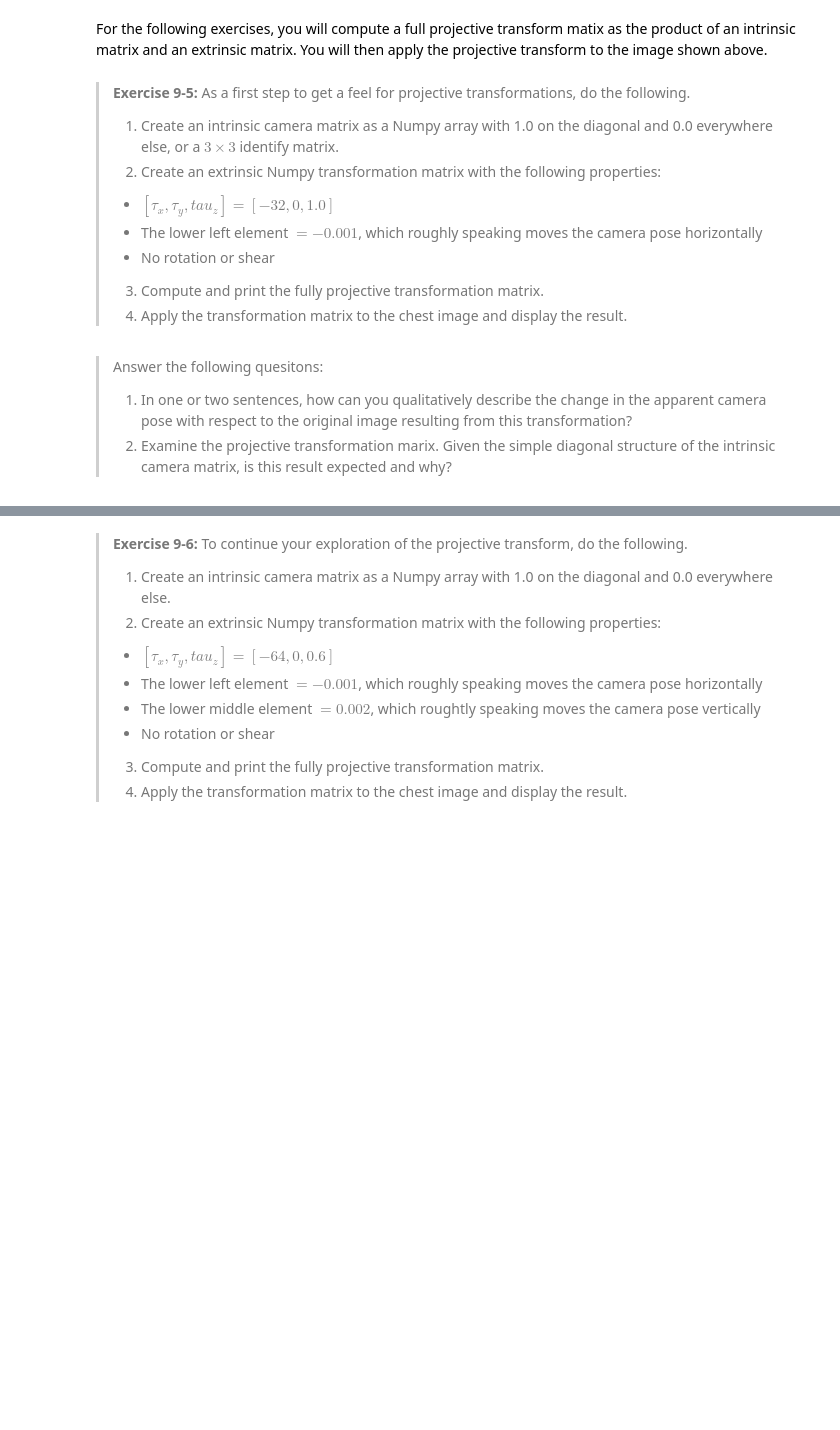
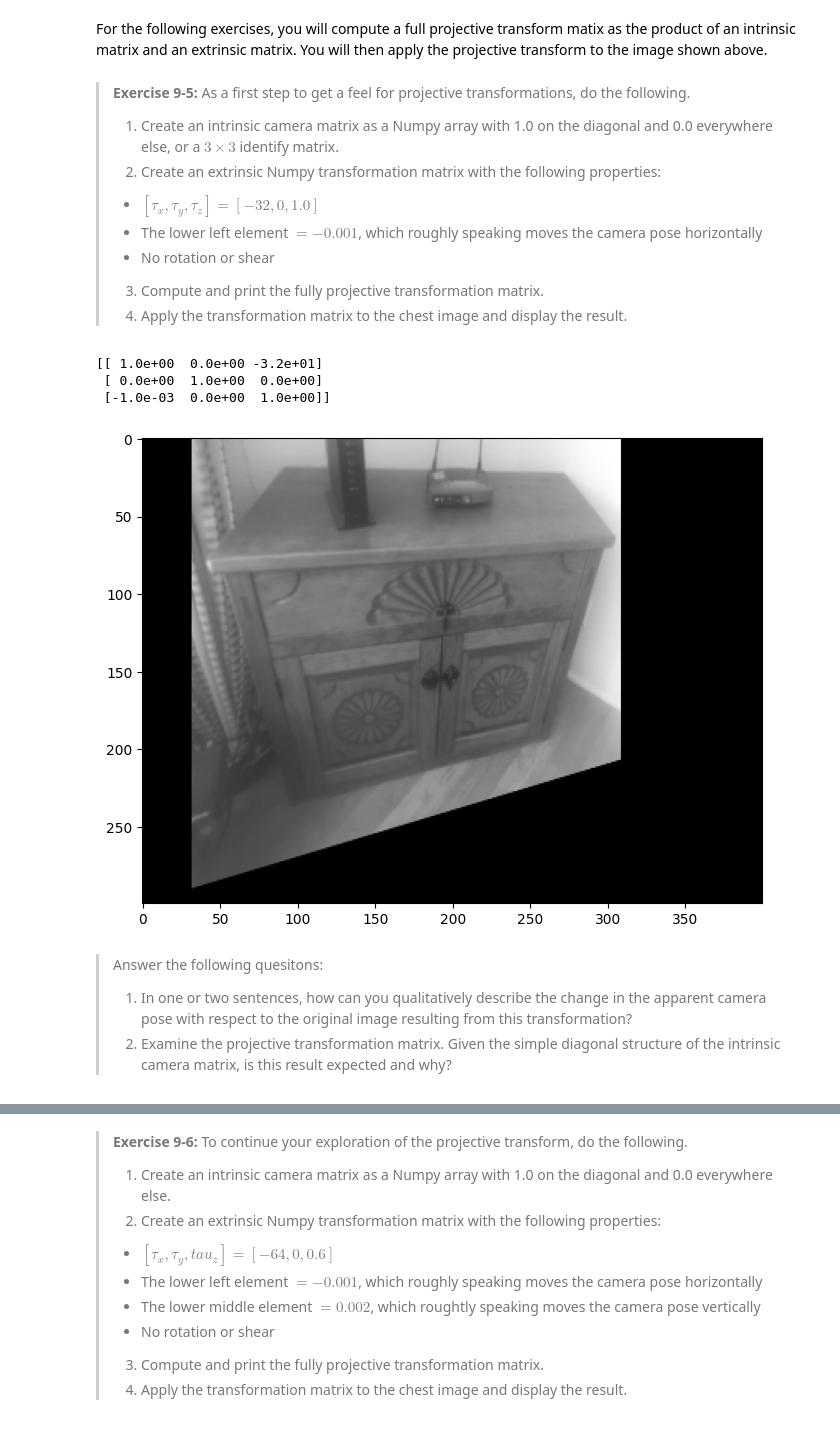
Before and after one commit to alvaroiramirez/CSCI_E-25, a Jupyter notebook: Labs/9_HomographyProjections.ipynb, the cells around one changed output, grey strips where cells are left out. Cells and saved outputs as stored; diff of their text form; code cells hidden in the pictures; blank space fills up the shorter version.

```diff
--- a/Labs/9_HomographyProjections.ipynb
+++ b/Labs/9_HomographyProjections.ipynb
@@ -75,12 +75,12 @@ The Euclidean transformation involves only rotation and translation. The shape o
 > 3. Apply your transformation matrix to the image using the [skimage.transform.warp](https://scikit-image.org/docs/dev/api/skimage.transform.html#skimage.transform.warp) function, and display the result. You can see the conventions used by Scikit-Image in the documentation for the [skimage.transform.EuclideanTransform](https://scikit-image.org/docs/stable/api/skimage.transform.html#skimage.transform.EuclideanTransform) function.
 # %%
 # This function prints the transformation matrix, applies it to the image and displays the result.
-def process_image(matrix):
+def process_image(matrix, image = camera_image_background):
     # Display the transformation matrix.
     print(matrix)
 
     # Apply transformation matrix to the image.
-    image = transform.warp(camera_image_background, matrix)
+    image = transform.warp(image, matrix)
 
     # Display result.
     plot_grayscale(image)
@@ -436,16 +440,41 @@ For the following exercises, you will compute a full projective transform matix
 > **Exercise 9-5:** As a first step to get a feel for projective transformations, do the following.
 > 1. Create an intrinsic camera matrix as a Numpy array with 1.0 on the diagonal and 0.0 everywhere else, or a $3 \times 3$ identify matrix.
 > 2. Create an extrinsic Numpy transformation matrix with the following properties:
->   - $[\tau_x, \tau_y, tau_z] = [-32,0,1.0]$
+>   - $[\tau_x, \tau_y, \tau_z] = [-32,0,1.0]$
 >   - The lower left element $=-0.001$, which roughly speaking moves the camera pose horizontally
 >   - No rotation or shear
 > 3. Compute and print the fully projective transformation matrix.
 > 4. Apply the transformation matrix to the chest image and display the result.
 # %%
 ## Put your code below
+
+# 1. Create an intrinsic camera matrix as a Numpy array with 1.0 on the diagonal and 0.0 everywhere else, or a 3 x 3 identify matrix.
+intrinsic_matrix = np.eye(3)
+
+
+# 2. Create an extrinsic Numpy transformation matrix with the following properties:
+#   - [tau_x, tau_y, tau_z] = [-32,0,1.0]
+#   - The lower left element $=-0.001$, which roughly speaking moves the camera pose horizontally
+#   - No rotation or shear
+tau_x = -32
+tau_y = 0
+tau_z = 1.0
+extrinsic_matrix = np.array([[     1, 0, tau_x],
+                             [     0, 1, tau_y],
+                             [-0.001, 0, tau_z]])
+
+# 3. Compute and print the fully projective transformation matrix.
+# 4. Apply the transformation matrix to the chest image and display the result.
+projective_matrix = np.dot(intrinsic_matrix, extrinsic_matrix)
+process_image(projective_matrix, chest)
+# %% [output]
+[[ 1.0e+00  0.0e+00 -3.2e+01]
+ [ 0.0e+00  1.0e+00  0.0e+00]
+ [-1.0e-03  0.0e+00  1.0e+00]]
+[figure, added]
 # %% [markdown]
 > Answer the following quesitons:
 > 1. In one or two sentences, how can you qualitatively describe the change in the apparent camera pose with respect to the original image resulting from this transformation?
-> 2. Examine the projective transformation marix. Given the simple diagonal structure of the intrinsic camera matrix, is this result expected and why?
+> 2. Examine the projective transformation matrix. Given the simple diagonal structure of the intrinsic camera matrix, is this result expected and why?
 # %% [markdown]
 > **Answers:**
```
Also changed, not shown: parts of 2 cells of this notebook.
